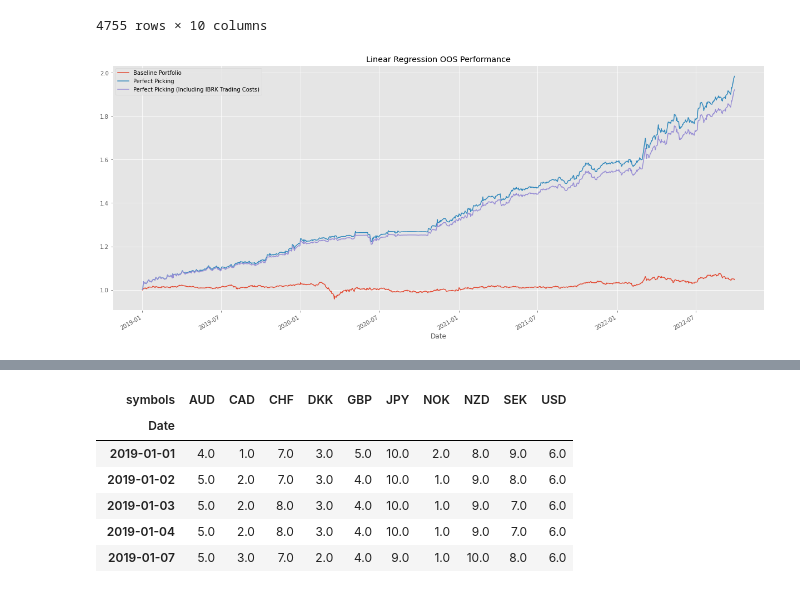
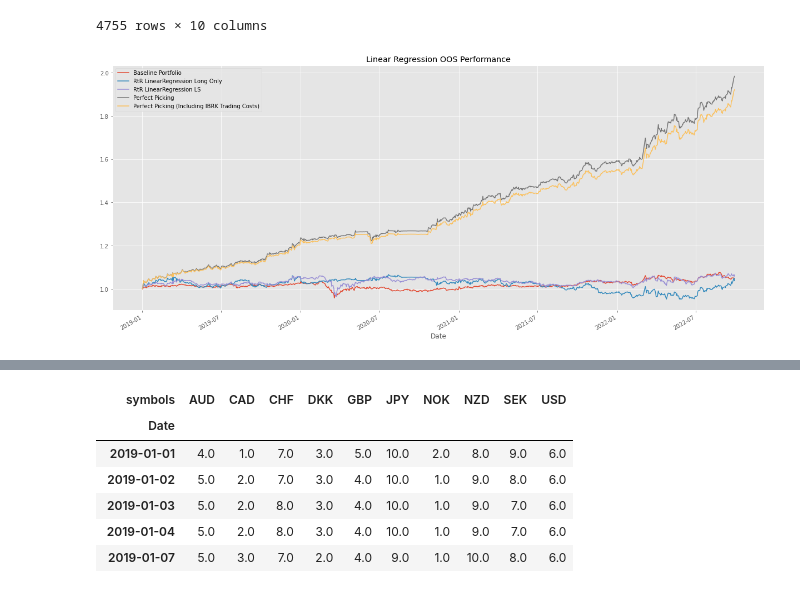
Before and after one commit to falken1983/fx_letor, a Jupyter notebook: regress_then_rank.ipynb, the cells around one changed output, grey strips where cells are left out. Cells and saved outputs as stored; diff of their text form; code cells hidden in the pictures.

```diff
--- a/regress_then_rank.ipynb
+++ b/regress_then_rank.ipynb
@@ -870,17 +870,17 @@ perfect_mask = (observed_rank_wide==10).shift(1)
 # %%
 plt.style.use("ggplot")
 
 (1+fx_rates.pct_change()[best_curr.index[0]:].mean(axis=1,skipna=True)).rename("Baseline Portfolio").cumprod().plot(figsize=(21,9), legend=True, title="Linear Regression OOS Performance")
 
-""" (1+fx_rates.pct_change()[best_curr].mean(axis=1)).rename("RtR LinearRegression Long Only").cumprod().plot(legend=True);
+(1+fx_rates.pct_change()[best_curr].mean(axis=1)).rename("RtR LinearRegression Long Only").cumprod().plot(legend=True);
 (1+0.5*fx_rates.pct_change()[best_curr].mean(axis=1)+0.5*fx_rates.pct_change()[worst_curr].mean(axis=1)).rename("RtR LinearRegression LS").cumprod().plot(legend=True);
- """
+
 (1+fx_rates.pct_change()[best_curr.index[0]:][perfect_mask].mean(axis=1)).rename("Perfect Picking").cumprod().plot(legend=True);
 (1+fx_rates.pct_change()[best_curr.index[0]:][perfect_mask].mean(axis=1)-best_currency["trade_cost"]).rename("Perfect Picking (Including IBRK Trading Costs)").cumprod().plot(legend=True);
 
 #plt.semilogy();
 # %% [output]
-[figure, old version]
+[figure, new version]
 # %%
 %whos DataFrame
 # %% [output]
```
Also changed, not shown: parts of 55 cells of this notebook, 2 other files.
